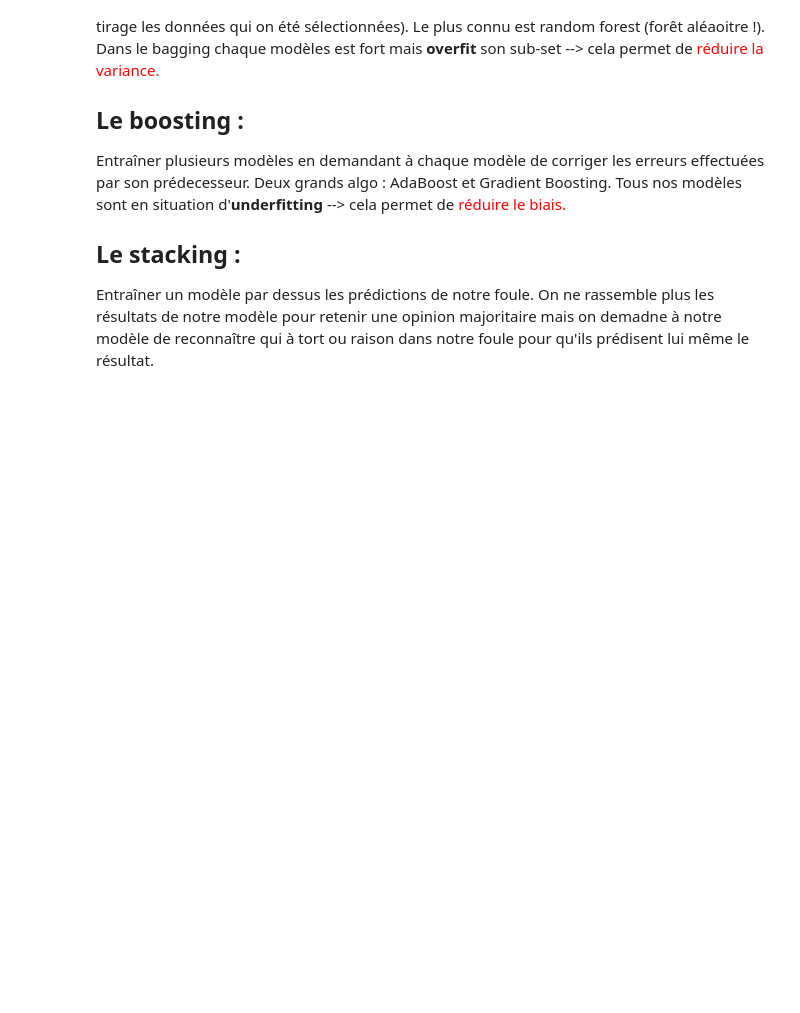
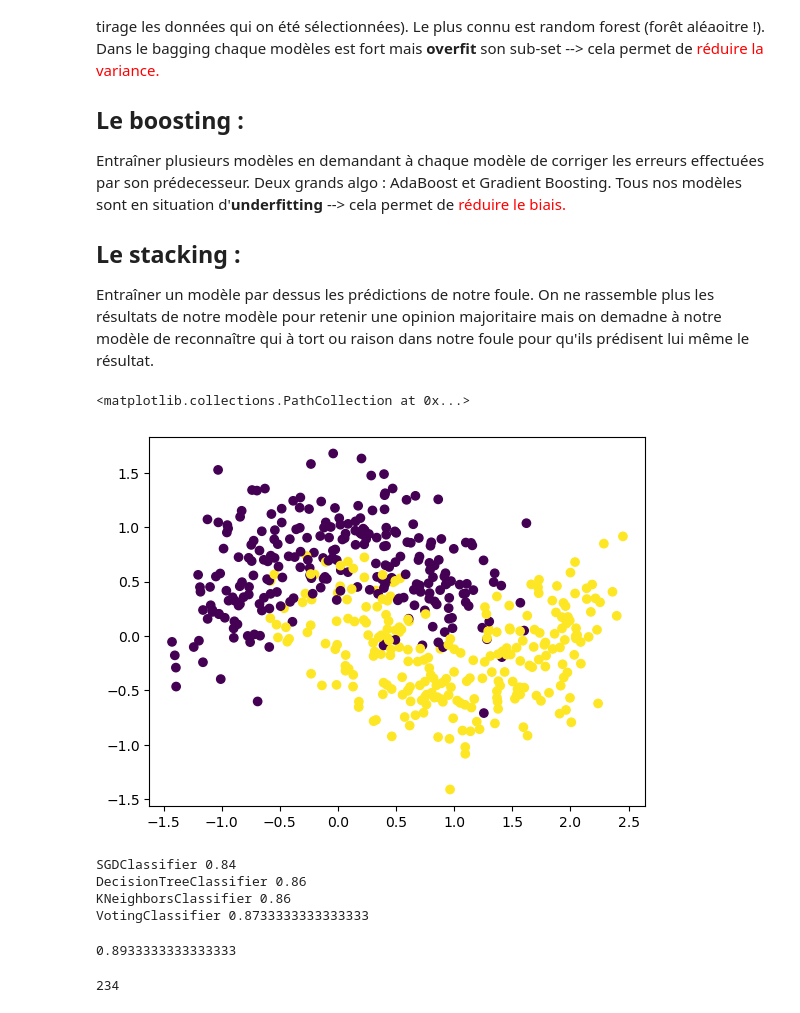
Before and after one commit to AugustinCablant/Learning-ML, a Jupyter notebook: MACHINE LEARNING/Ensemble_learning.ipynb, the cells around one changed output. Drawn from its saved outputs; the diff is of its cells as text; code cells hidden in the pictures; blank space fills up the shorter version.

```diff
--- a/MACHINE LEARNING/Ensemble_learning.ipynb
+++ b/MACHINE LEARNING/Ensemble_learning.ipynb
@@ -36,0 +45,52 @@ from sklearn.ensemble import AdaBoostClassifier, AdaBoostRegressor, BaggingClass
+# %%
+# Générer un dataset
+X, y = make_moons(n_samples=500, noise=0.3, random_state=0)
+plt.scatter(X[:,0],X[:,1], c=y)
+# %% [output]
+<matplotlib.collections.PathCollection at 0x...>
+[figure, added]
+# %%
+X_train, X_test, y_train, y_test = train_test_split(X,y,test_size=0.3, random_state=0)
+
+model_1 = SGDClassifier(random_state=0)
+model_2 = DecisionTreeClassifier(random_state=0)
+model_3 = KNeighborsClassifier(n_neighbors=2)
+
+model_4 = VotingClassifier([
+                            ('SGD',model_1),
+                            ('Tree',model_2),
+                            ('KNN',model_3)
+                            ],voting ='hard')
+
+
+# hard --> prédiction majoritaire
+# soft --> accumuler les probabilités de chaque classe (un peu meilleur lorsque les modèles sont bien calibrés)
+
+for model in [model_1,model_2,model_3, model_4]:
+    model.fit(X_train, y_train)
+    print(model.__class__.__name__, model.score(X_test,y_test))
+# %% [output]
+SGDClassifier 0.84
+DecisionTreeClassifier 0.86
+KNeighborsClassifier 0.86
+VotingClassifier 0.8733333333333333
+# %%
+## BAGGING
+
+model = BaggingClassifier(base_estimator = KNeighborsClassifier(), n_estimators=100)
+model.fit(X_train, y_train)
+model.score(X_test,y_test)
+# %% [output]
+0.8933333333333333
+# %%
+k = 3
+score = 0
+while score<0.90:
+    k+=1
+    model = RandomForestClassifier(n_estimators=100, max_depth=k)
+    model.fit(X_train, y_train)
+    score = model.score(X_test,y_test)
+
+k
+# %% [output]
+234
```
Also changed, not shown: parts of 4 cells of this notebook.
